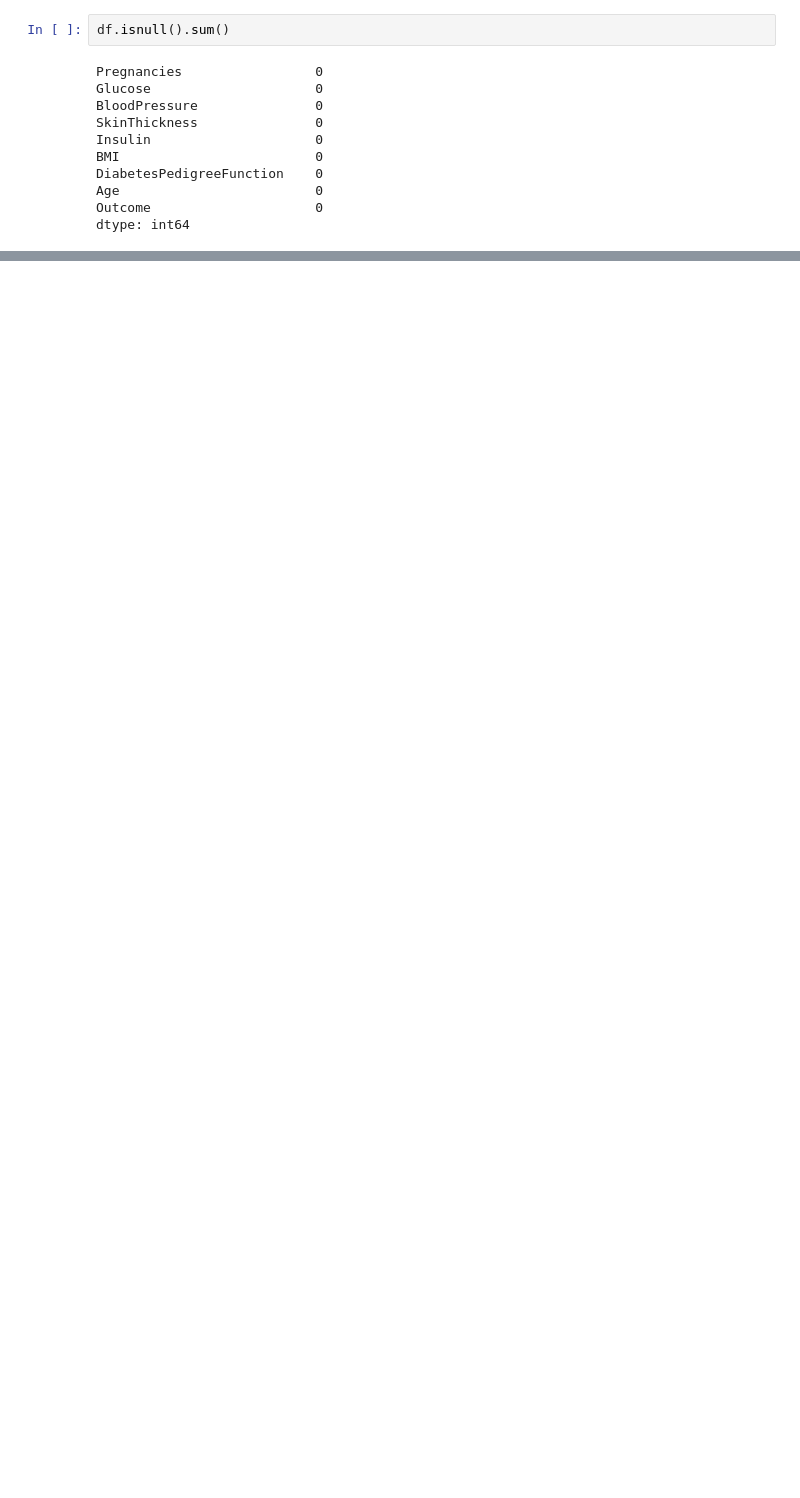
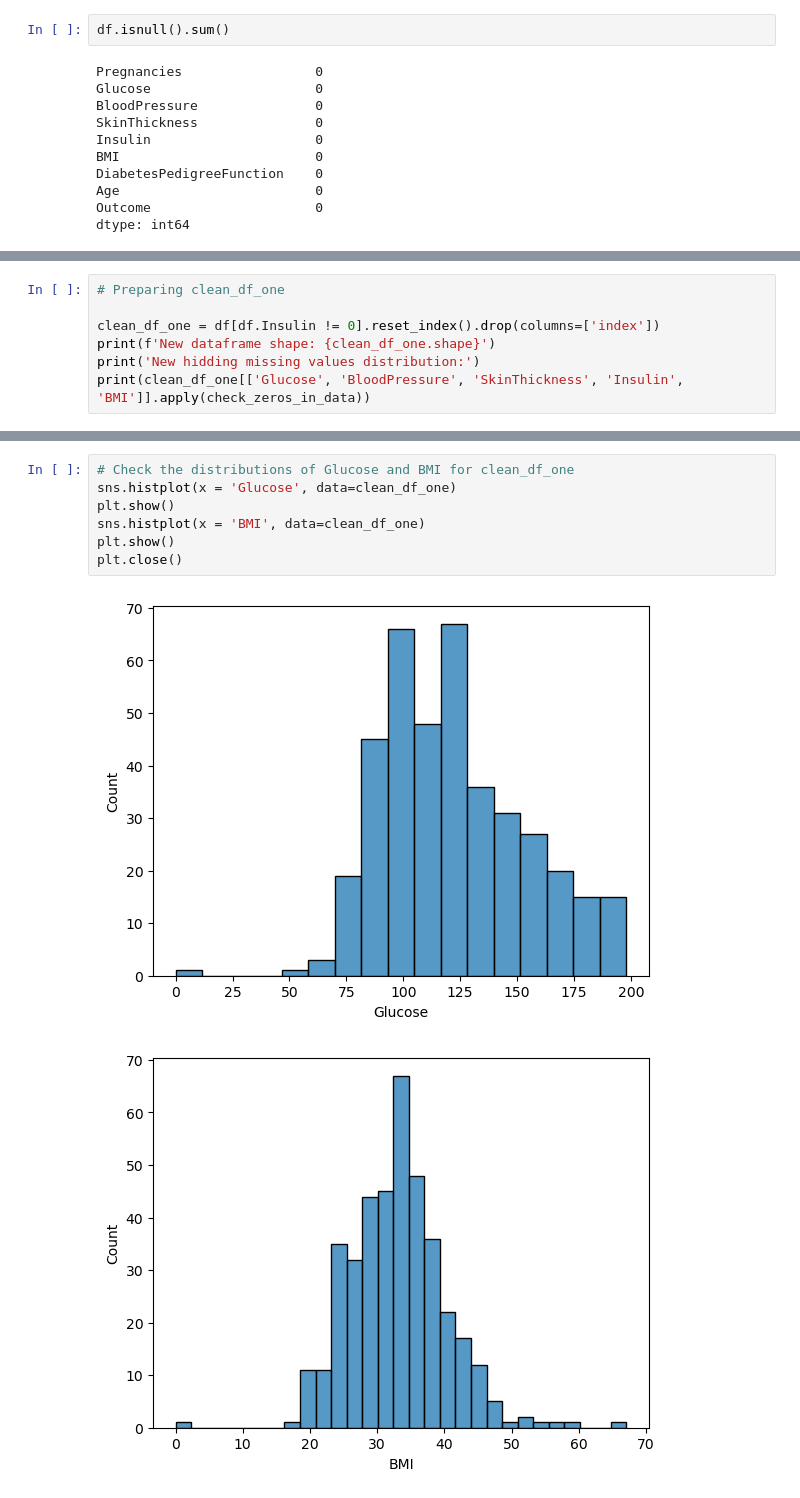
Before and after one commit to JuanRobledo12/gatech-ml-project, a Jupyter notebook: main.ipynb, the cells around one changed output, grey strips where cells are left out. Saved outputs shown, nothing was run; the diff lists cells and outputs as text; blank space fills up the shorter version.

Commit message:
progress-missing-data

```diff
--- a/main.ipynb
+++ b/main.ipynb
@@ -109,0 +227,7 @@ Name: count, dtype: int64
+# %%
+# Preparing clean_df_one
+
+clean_df_one = df[df.Insulin != 0].reset_index().drop(columns=['index'])
+print(f'New dataframe shape: {clean_df_one.shape}')
+print('New hidding missing values distribution:')
+print(clean_df_one[['Glucose', 'BloodPressure', 'SkinThickness', 'Insulin', 'BMI']].apply(check_zeros_in_data))
@@ -109,0 +243,10 @@ Name: count, dtype: int64
+# %%
+# Check the distributions of Glucose and BMI for clean_df_one
+sns.histplot(x = 'Glucose', data=clean_df_one)
+plt.show()
+sns.histplot(x = 'BMI', data=clean_df_one)
+plt.show()
+plt.close()
+# %% [output]
+[figure, added]
+[figure, added]
```
Also changed, not shown: parts of 17 cells of this notebook.
